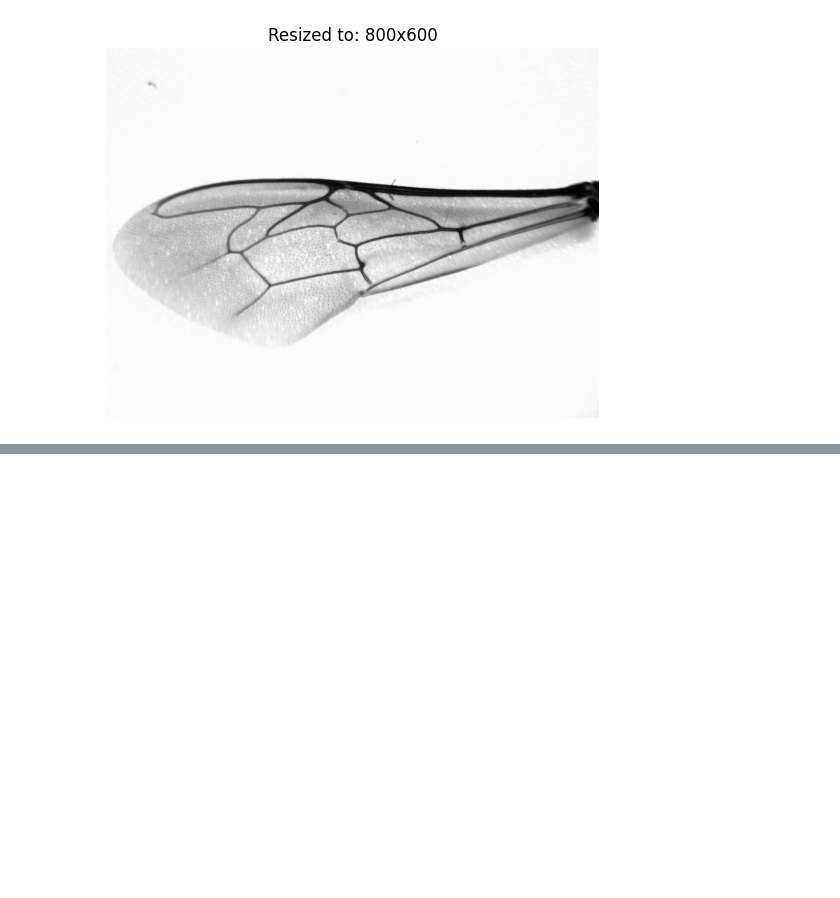
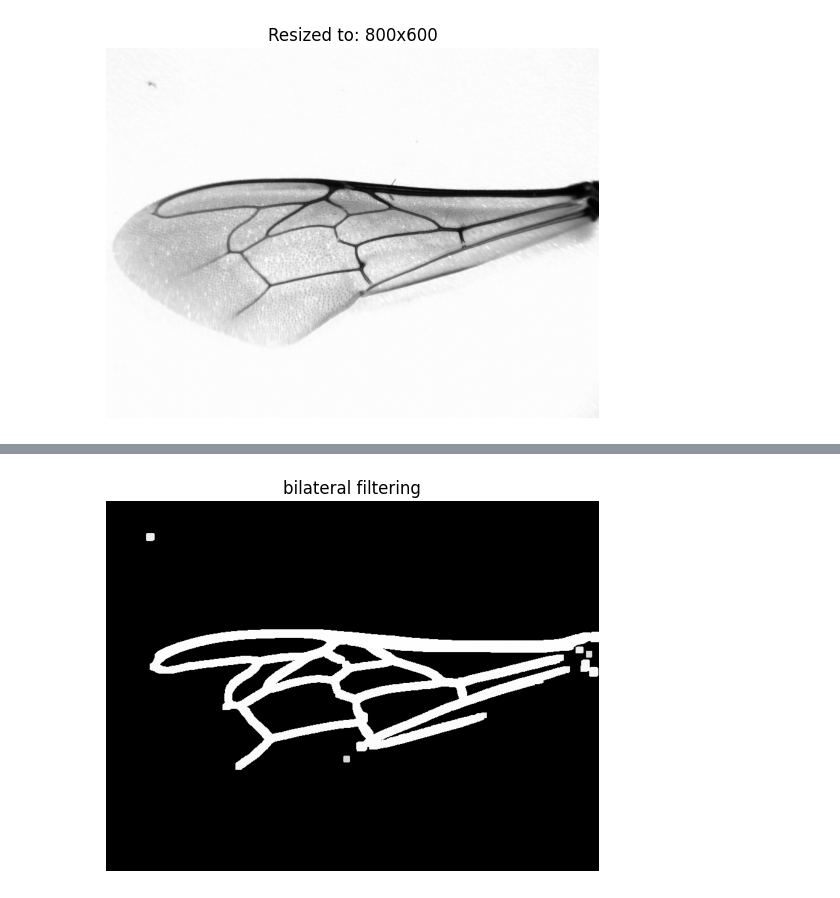
Before and after one commit to amiinemohamed/Bees-cv, a Jupyter notebook: Bees.ipynb, the cells around one changed output, grey strips where cells are left out. Cells and saved outputs as stored; diff of their text form; code cells hidden in the pictures; blank space fills up the shorter version.

```diff
--- a/Bees.ipynb
+++ b/Bees.ipynb
@@ -78,0 +103,14 @@ _, thresh = cv2.threshold(dog_abs, 0, 255, cv2.THRESH_BINARY + cv2.THRESH_OTSU)
+# %%
+
+# Define kernel (e.g., 5x5 square)
+kernel = np.ones((5,5), np.uint8)
+
+# Apply dilation
+dilated_img = cv2.dilate(median, kernel, iterations=2)
+
+plt.imshow(dilated_img, cmap='gray')
+plt.axis('off')
+plt.title("bilateral filtering")
+plt.show()
+# %% [output]
+[figure, added]
```
Also changed, not shown: parts of 6 cells of this notebook.
